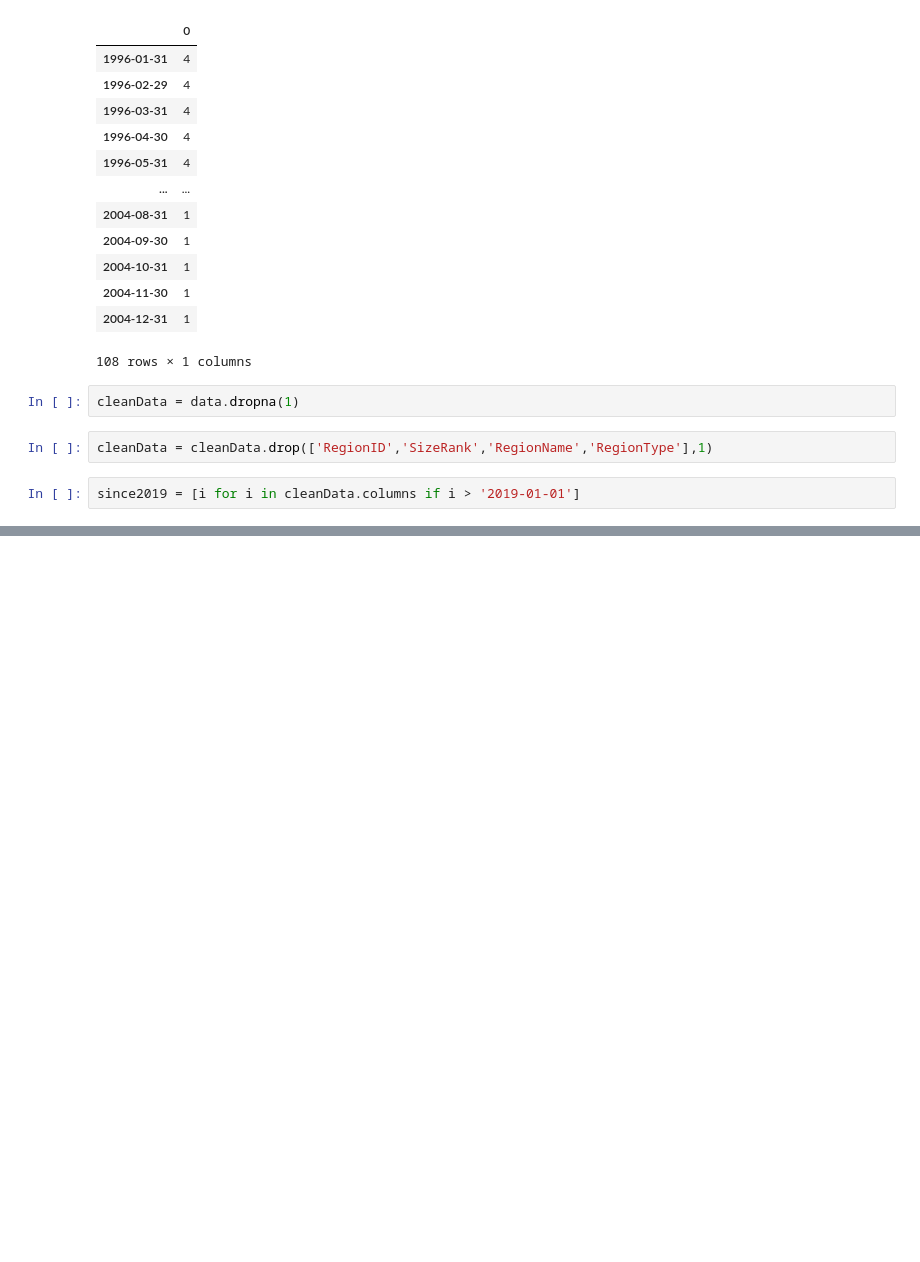
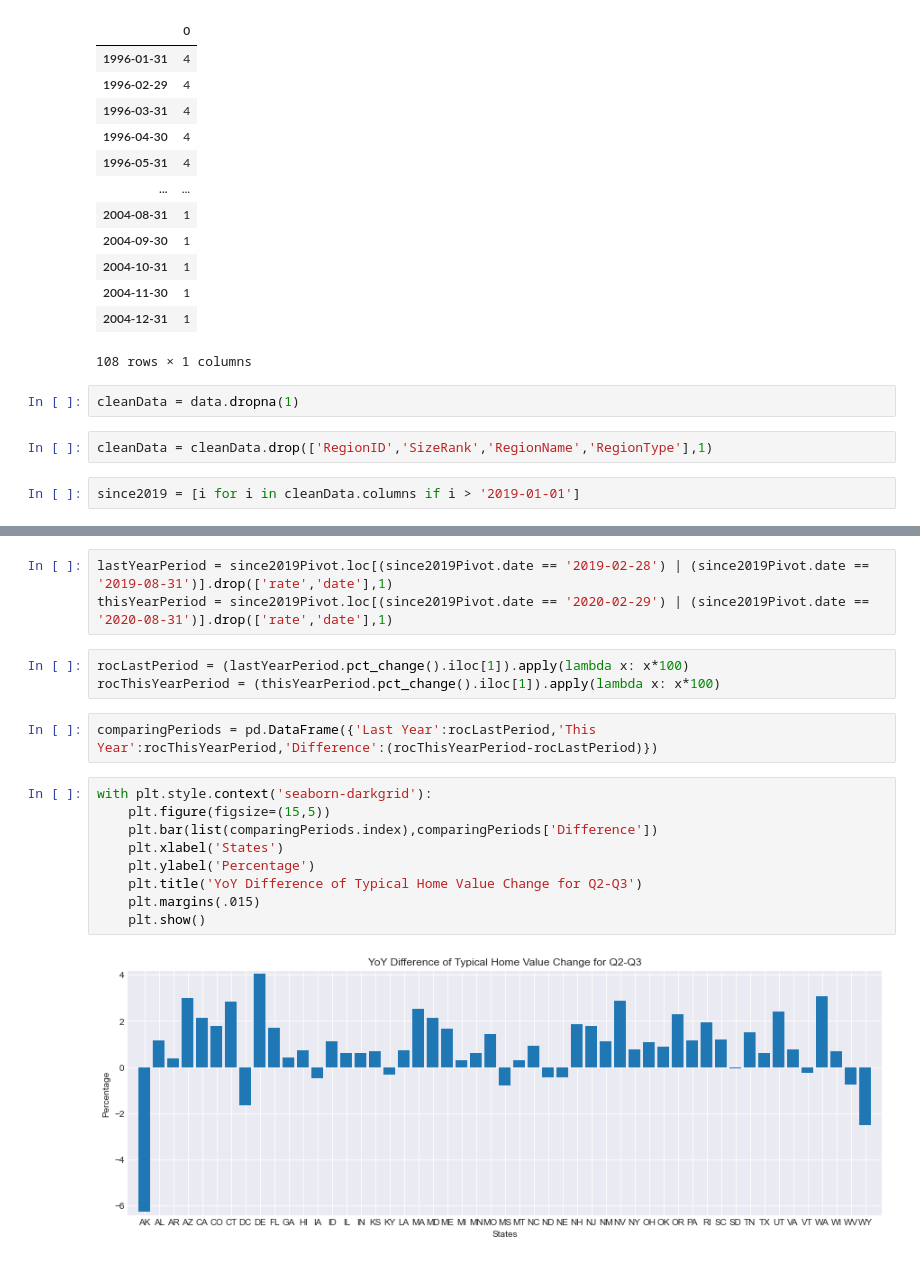
Before and after one commit to AColocho/housing_market_analysis, a Jupyter notebook: analysis.ipynb, the cells around one changed output, grey strips where cells are left out. Drawn from its saved outputs; the diff is of its cells as text; blank space fills up the shorter version.

```diff
--- a/analysis.ipynb
+++ b/analysis.ipynb
@@ -121,0 +204,19 @@ regions = [East_North_Central,East_South_central,Mid_Atlantic,Mountain,New_Engla
+# %%
+lastYearPeriod = since2019Pivot.loc[(since2019Pivot.date == '2019-02-28') | (since2019Pivot.date == '2019-08-31')].drop(['rate','date'],1)
+thisYearPeriod = since2019Pivot.loc[(since2019Pivot.date == '2020-02-29') | (since2019Pivot.date == '2020-08-31')].drop(['rate','date'],1)
+# %%
+rocLastPeriod = (lastYearPeriod.pct_change().iloc[1]).apply(lambda x: x*100)
+rocThisYearPeriod = (thisYearPeriod.pct_change().iloc[1]).apply(lambda x: x*100)
+# %%
+comparingPeriods = pd.DataFrame({'Last Year':rocLastPeriod,'This Year':rocThisYearPeriod,'Difference':(rocThisYearPeriod-rocLastPeriod)})
+# %%
+with plt.style.context('seaborn-darkgrid'):
+    plt.figure(figsize=(15,5))
+    plt.bar(list(comparingPeriods.index),comparingPeriods['Difference'])
+    plt.xlabel('States')
+    plt.ylabel('Percentage')
+    plt.title('YoY Difference of Typical Home Value Change for Q2-Q3')
+    plt.margins(.015)
+    plt.show()
+# %% [output]
+[figure, added]
```
Also changed, not shown: parts of 29 cells of this notebook, 3 other files.
